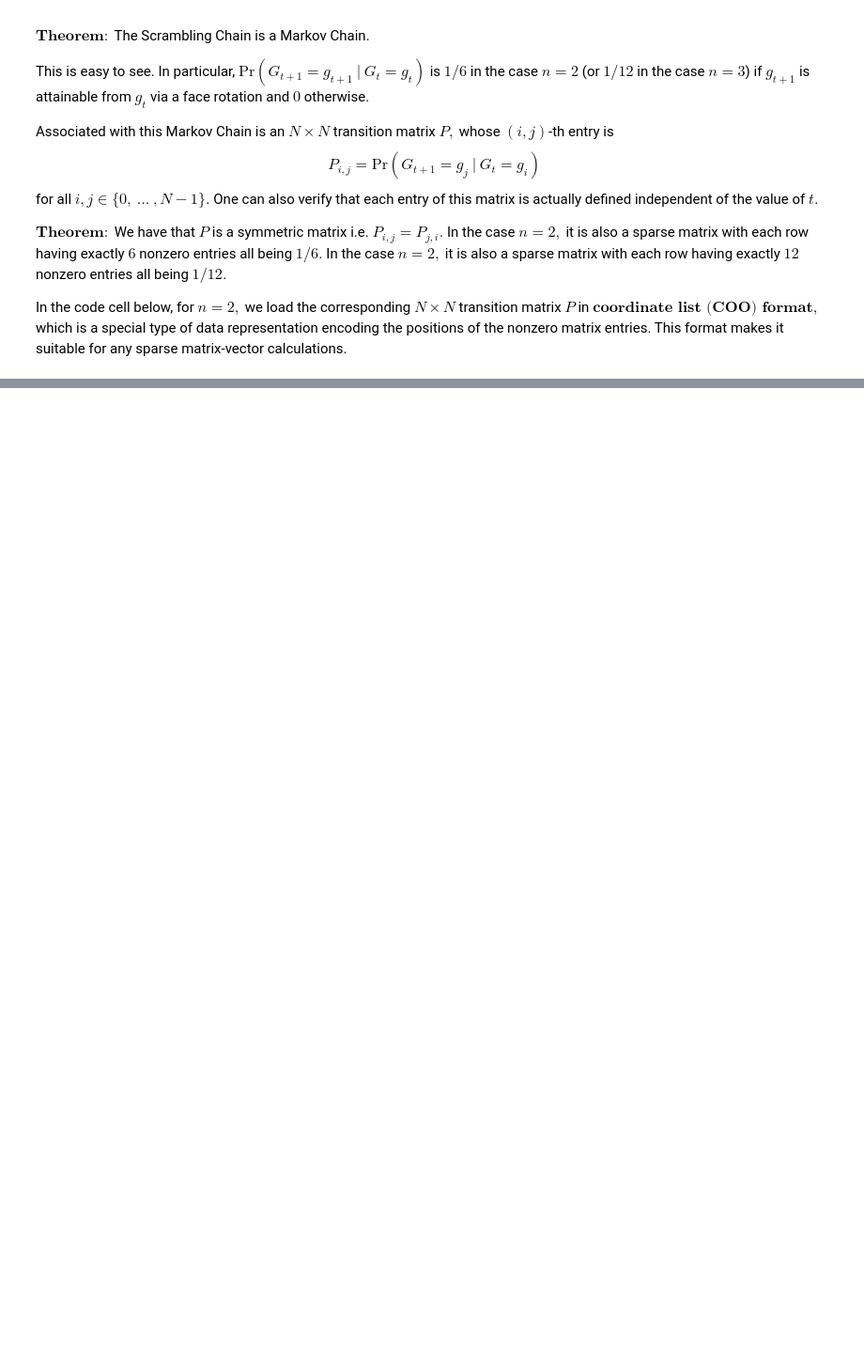
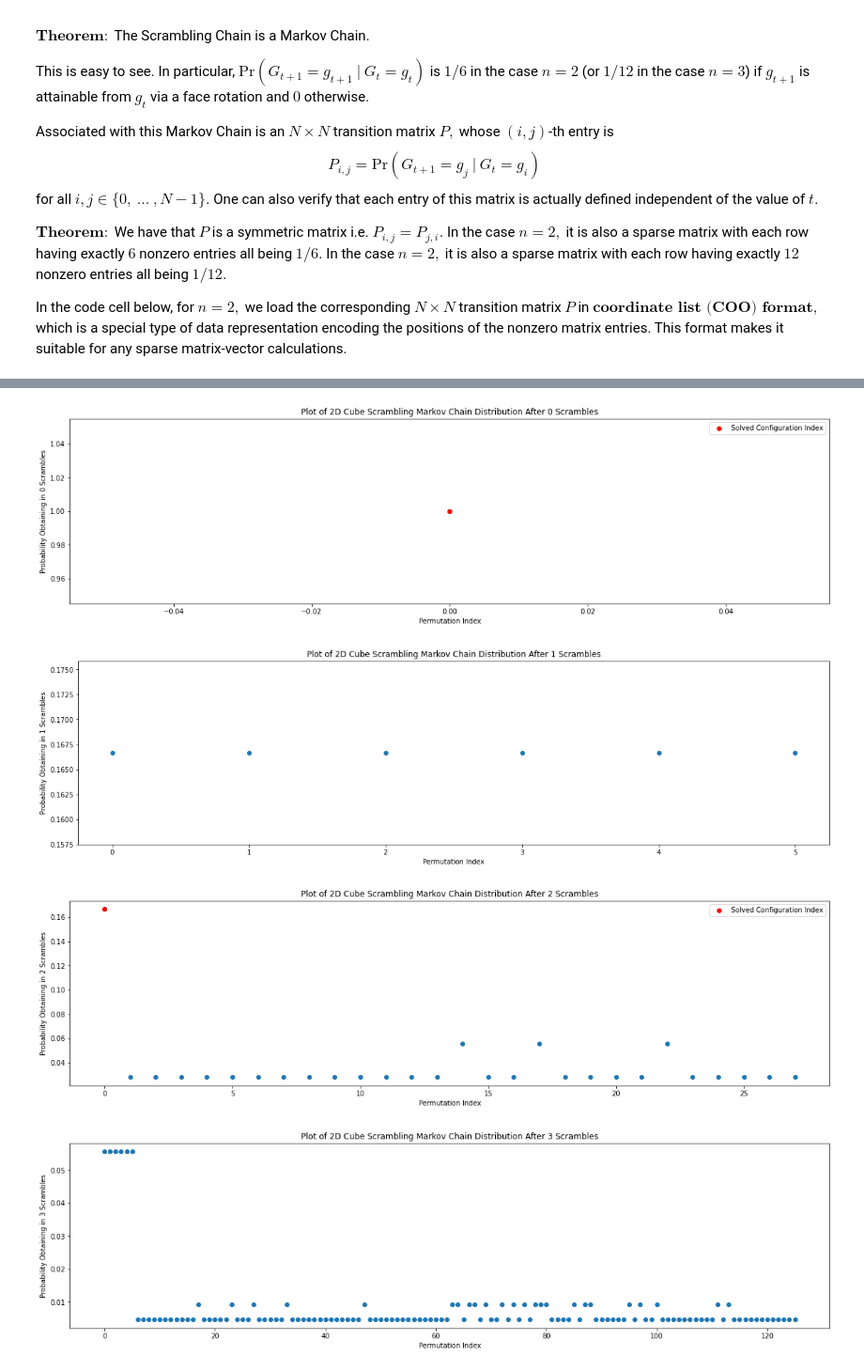
Before and after one commit to vskaush2/RubiksCubeMarkovChain, a Jupyter notebook: RubiksCubeMarkovChainDemo.ipynb, the cells around one changed output, grey strips where cells are left out. Shown: that part at 94% size. Saved outputs shown, nothing was run; the diff lists cells and outputs as text; code cells hidden in the pictures; blank space fills up the shorter version.

```diff
--- a/RubiksCubeMarkovChainDemo.ipynb
+++ b/RubiksCubeMarkovChainDemo.ipynb
@@ -187,16 +212,19 @@ We implement this formula in the code cell below and compute the first $30$ chai
 # %%
-n=2
-MC=MarkovChainCalculations(n)
-t=29
+max_scrambles=30
+for t in range(max_scrambles):
+    pi_t = MC.compute_chain_distribution(t)
+    if t<=10:
+        fig,ax=plt.subplots(figsize=(20,5))
+        ax.scatter(range(len(pi_t.data)), pi_t.data,)
 
-pis=[]
-for j in range(t+1):
-    pis.append(MC.compute_chain_distribution(j))
-
-for j in range(10):
-    pi=pis[j].data
-    fig,ax=plt.subplots(figsize=(20,5))
-    ax.scatter(range(len(pi)), pi)
-    ax.set_title('Plot of {}D Cube Scrambling Markov Chain Distribution After {} Scrambles'.format(n,j))
-    ax.set_xlabel('Permutation Index')
-    ax.set_ylabel('Probability')
+        if t%2 == 0:
+            ax.scatter([0], pi_t.data[0],color='red',label='Solved Configuration Index')
+            ax.legend()
+        ax.set_title('Plot of {}D Cube Scrambling Markov Chain Distribution After {} Scrambles'.format(n,t))
+        ax.set_xlabel('Permutation Index')
+        ax.set_ylabel('Probability Obtaining in {} Scrambles'.format(t))
+# %% [output]
+[figure, added]
+[figure, added]
+[figure, added]
+[figure, added]
```
Also changed, not shown: parts of 10 cells of this notebook, 2 other files.
